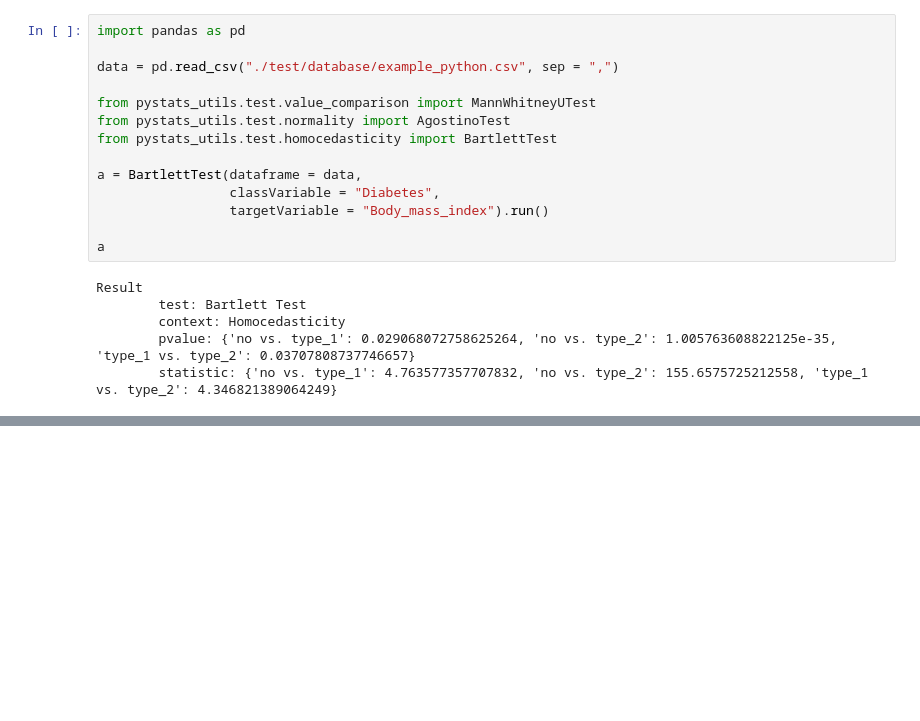
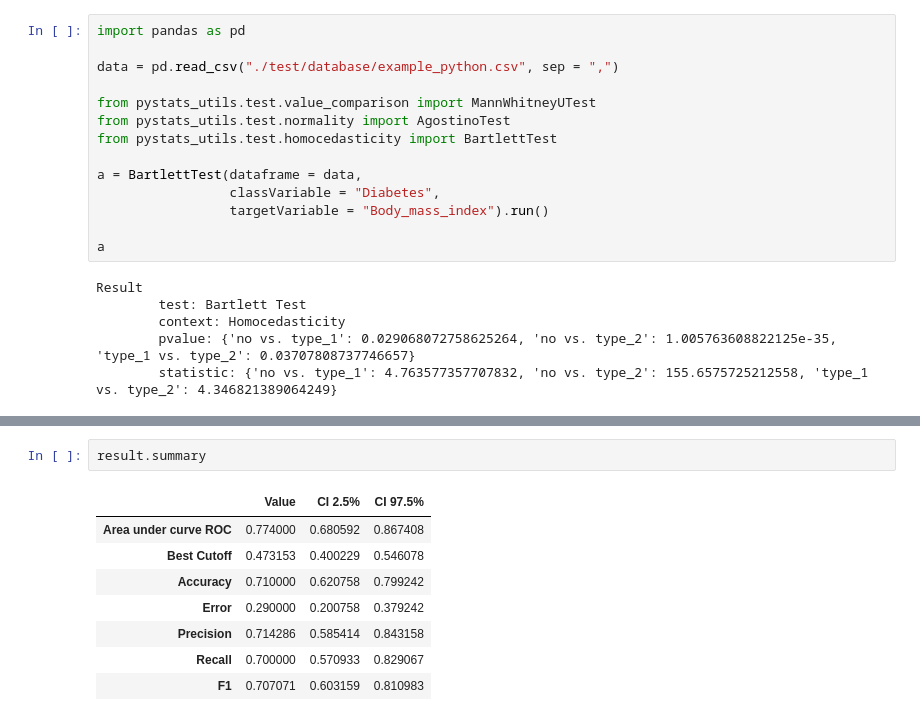
Before and after one commit to JuantonioMS/pystats_utils_base, a Jupyter notebook: test.ipynb, the cells around one changed output, grey strips where cells are left out. Cells and saved outputs as stored; diff of their text form; blank space fills up the shorter version.

```diff
--- a/test.ipynb
+++ b/test.ipynb
@@ -548,0 +540,11 @@ print([i for j in a.values() for i in j.values()])
+# %%
+result.summary
+# %% [output]
+|  | Value | CI 2.5% | CI 97.5% |
+| Area under curve ROC | 0.774000 | 0.680592 | 0.867408 |
+| Best Cutoff | 0.473153 | 0.400229 | 0.546078 |
+| Accuracy | 0.710000 | 0.620758 | 0.799242 |
+| Error | 0.290000 | 0.200758 | 0.379242 |
+| Precision | 0.714286 | 0.585414 | 0.843158 |
+| Recall | 0.700000 | 0.570933 | 0.829067 |
+| F1 | 0.707071 | 0.603159 | 0.810983 |
```
Also changed, not shown: parts of 5 cells of this notebook, 17 other files.
